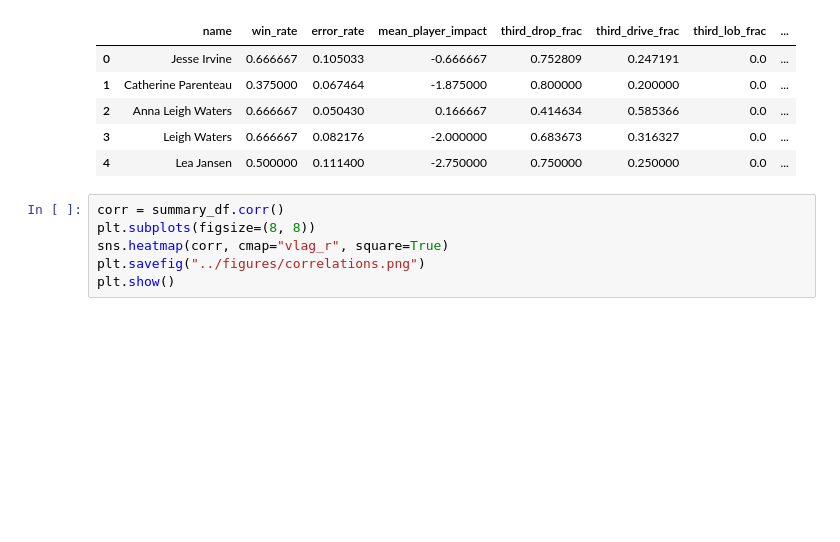
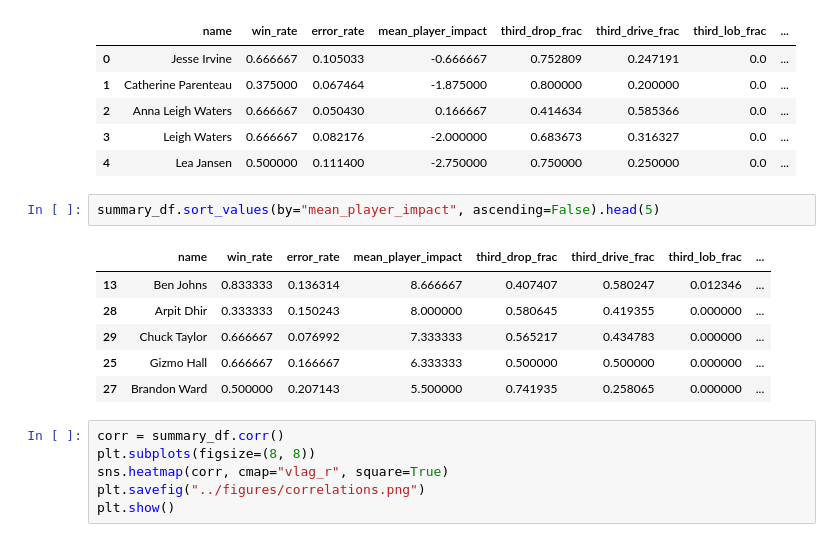
Before and after one commit to NolanSmyth/pklshop, a Jupyter notebook: examples/correlations.ipynb, the cells around one changed output. Drawn from its saved outputs; the diff is of its cells as text; blank space fills up the shorter version.

```diff
--- a/examples/correlations.ipynb
+++ b/examples/correlations.ipynb
@@ -73,6 +73,15 @@ summary_df.head()
 | 2 | Anna Leigh Waters | 0.666667 | 0.050430 | 0.166667 | 0.414634 | 0.585366 | 0.0 | ... |
 | 3 | Leigh Waters | 0.666667 | 0.082176 | -2.000000 | 0.683673 | 0.316327 | 0.0 | ... |
 | 4 | Lea Jansen | 0.500000 | 0.111400 | -2.750000 | 0.750000 | 0.250000 | 0.0 | ... |
+# %%
+summary_df.sort_values(by="mean_player_impact", ascending=False).head(5)
+# %% [output]
+|  | name | win_rate | error_rate | mean_player_impact | third_drop_frac | third_drive_frac | third_lob_frac | ... |
+| 13 | Ben Johns | 0.833333 | 0.136314 | 8.666667 | 0.407407 | 0.580247 | 0.012346 | ... |
+| 28 | Arpit Dhir | 0.333333 | 0.150243 | 8.000000 | 0.580645 | 0.419355 | 0.000000 | ... |
+| 29 | Chuck Taylor | 0.666667 | 0.076992 | 7.333333 | 0.565217 | 0.434783 | 0.000000 | ... |
+| 25 | Gizmo Hall | 0.666667 | 0.166667 | 6.333333 | 0.500000 | 0.500000 | 0.000000 | ... |
+| 27 | Brandon Ward | 0.500000 | 0.207143 | 5.500000 | 0.741935 | 0.258065 | 0.000000 | ... |
 # %%
 corr = summary_df.corr()
 plt.subplots(figsize=(8, 8))
```
Also changed, not shown: 2 other files.
